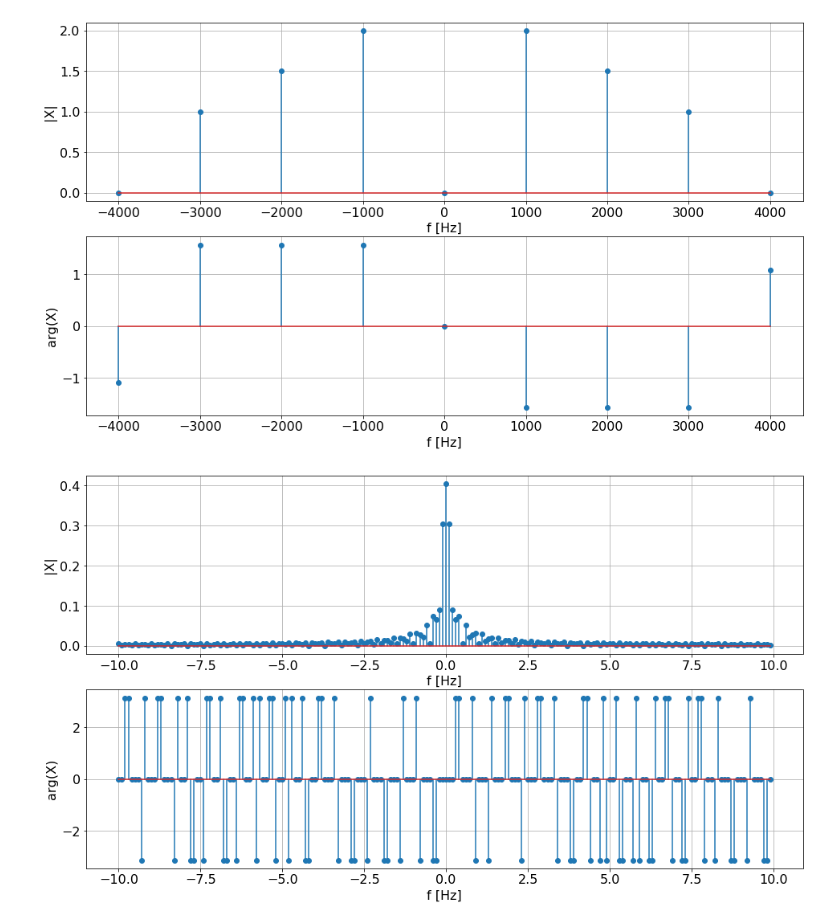
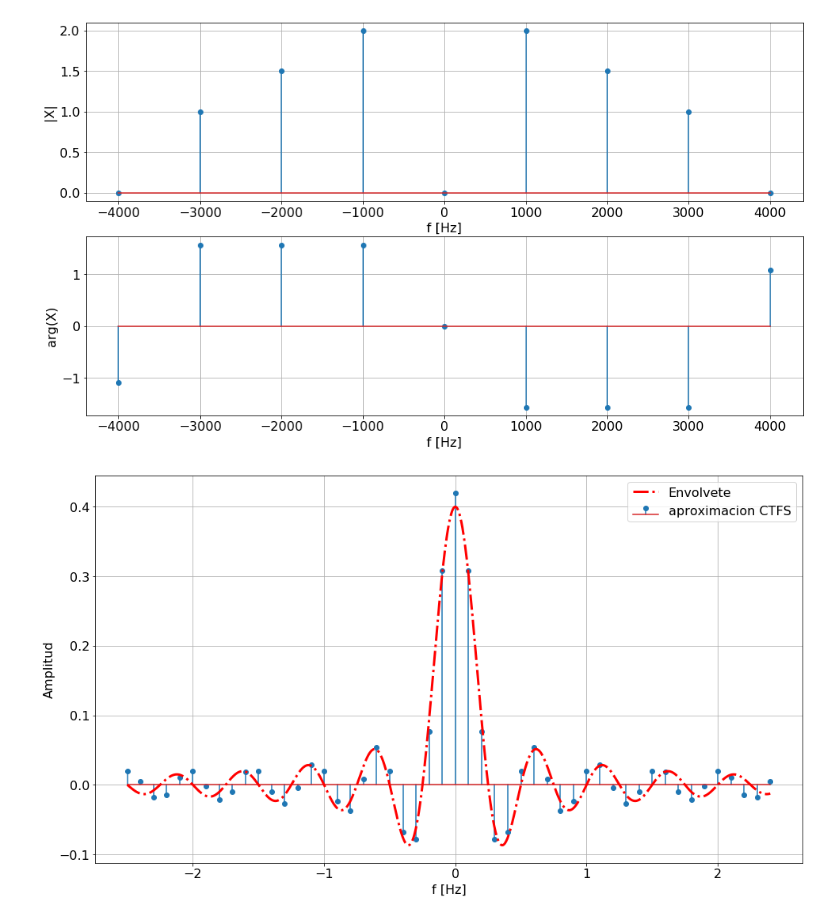
Before and after one commit to LautaroAndresSaez/Codigos_DSP, a Jupyter notebook: 02-Continua-Periodica.ipynb, the cells around one changed output. Saved outputs shown, nothing was run; the diff lists cells and outputs as text; code cells hidden in the pictures.

```diff
--- a/02-Continua-Periodica.ipynb
+++ b/02-Continua-Periodica.ipynb
@@ -15,7 +15,7 @@ def calcular_fft( x_c, Fs, N ):
             'freq': []
         }
         for N_ in N:
-            resultado = calcular_fft( x_c, Fs, N )
+            resultado = calcular_fft( x_c, Fs, N_ )
             resultados['N'].append( N_ )
             resultados['freq'].append( resultado['freq']  )
             resultados['X'].append( resultado['X'] )
@@ -77,20 +77,32 @@ escalon = lambda t: np.piecewise( t, t>=0, [1,0] )
 x_1 = lambda t: 4 * np.sin(2000 * np.pi *t) +3 * np.sin(4000*np.pi * t)+ 2 * np.sin( 6000 *np.pi * t )
 x_2 = lambda t:  np.sum( [escalon( t + 2 - 10*k ) * escalon( 2 - t + 10*k ) for k in range( -100, 100 ) ], axis=0 )
 # %%
-def graficar_CTFS( x_c, Fs, N, path=None ):
+def graficar_CTFS( x_c, Fs, N, path=None, phase_mod=True, envolvente=None ):
     X_datos = calcular_fft( x_c, Fs, N )
-    fig, axs = plt.subplots(2, 1)
     f = X_datos['freq']
     X = X_datos['shift_X']
-    axs[0].stem( f, np.abs(X) )
-    axs[0].set_xlabel( 'f [Hz]' )
-    axs[0].set_ylabel( '|X|' )
-    axs[0].grid()
+    if( phase_mod ):
+        fig, axs = plt.subplots(2, 1)
+        axs[0].stem( f, np.abs(X) )
+        axs[0].set_xlabel( 'f [Hz]' )
+        axs[0].set_ylabel( '|X|' )
+        axs[0].grid()
 
-    axs[1].stem( f, np.angle( X ) )
-    axs[1].set_xlabel( 'f [Hz]' )
-    axs[1].set_ylabel( 'arg(X)' )
-    axs[1].grid()
+        axs[1].stem( f, np.angle( X ) )
+        axs[1].set_xlabel( 'f [Hz]' )
+        axs[1].set_ylabel( 'arg(X)' )
+        axs[1].grid()
+    else:
+        fig = plt.figure()
+        ax = fig.gca()
+        ax.stem( f, X )
+        ax.set_xlabel('f [Hz]')
+        ax.set_ylabel('Amplitud')
+        ax.grid()
+        if( envolvente ):
+            freqs = np.linspace( min( f ), max(f), 2000 )
+            ax.plot( freqs, envolvente( freqs ), 'r-.', lw=3 )
+            ax.legend( ['Envolvete', 'aproximacion CTFS'] )
 
     if( path ):
         plt.savefig( path )
@@ -98,7 +110,8 @@ def graficar_CTFS( x_c, Fs, N, path=None ):
 graficar_CTFS( x_1, 9000, 9, './Img/punto_2_g_1.png' )
 # %% [output]
 [figure]
-# %%
-graficar_CTFS( x_2, 20, 200, './Img/punto_2_g_2.png' )
-# %% [output]
-[figure, removed]
+# %%
+envolvente = lambda f: 4/10 * np.sinc( 2/5 * f * 10 )
+graficar_CTFS( x_2, 5, 50 , './Img/punto_2_g_2.png', phase_mod=False, envolvente= envolvente )
+# %% [output]
+[figure, added]
```
Also changed, not shown: parts of 3 cells of this notebook, 12 other files.
